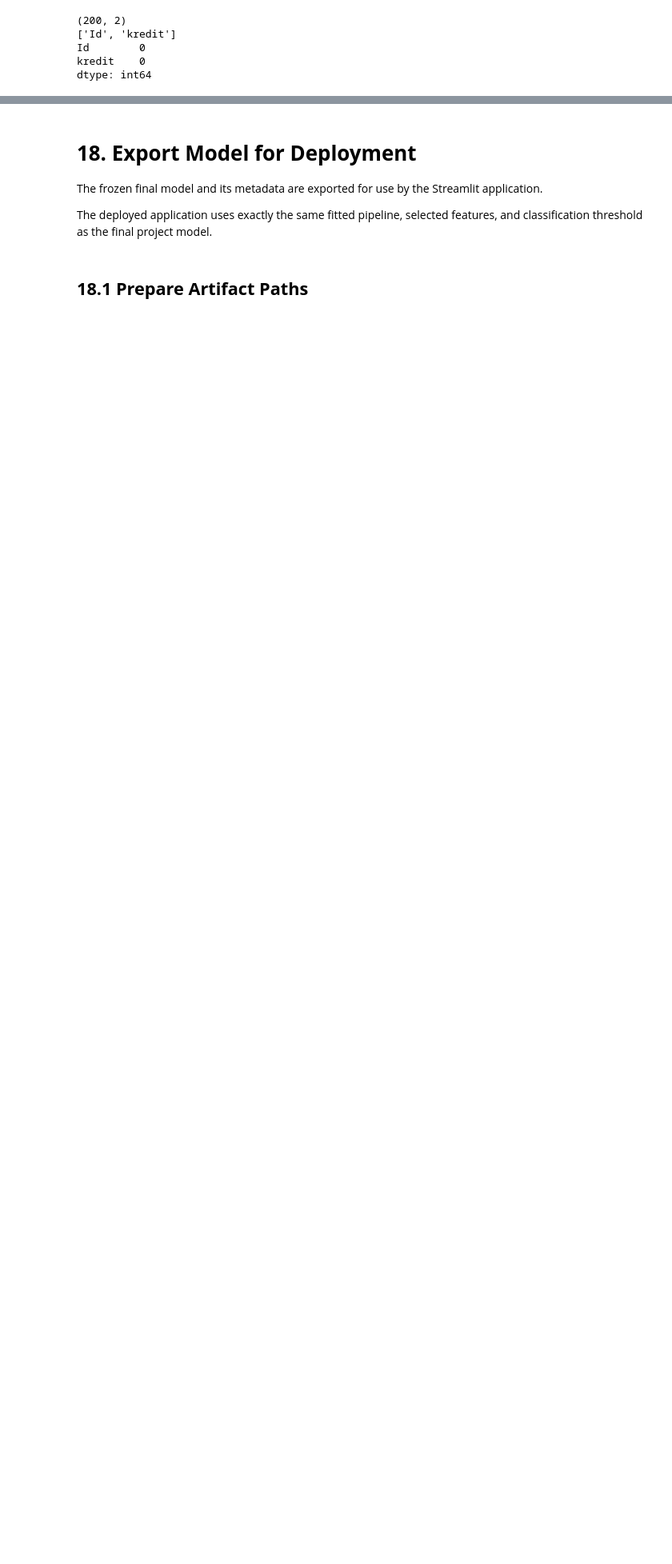
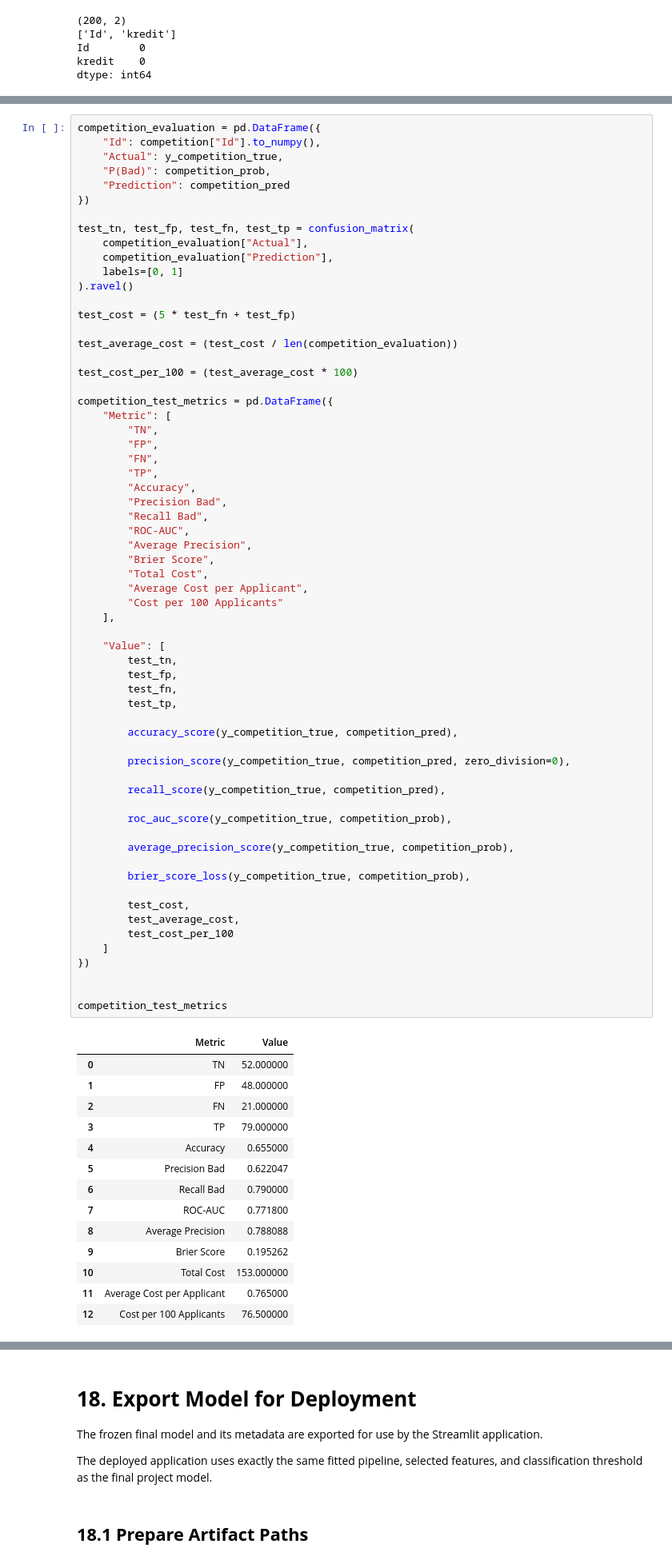
Before and after one commit to tnamgia76-debug/DS66B_group_5-German-Credit_Statistic, a Jupyter notebook: main_v2.ipynb, the cells around one changed output, grey strips where cells are left out. Shown at 80% size. Drawn from its saved outputs; the diff is of its cells as text; blank space fills up the shorter version.

Commit message:
Add external UCI diagnostic evaluation

```diff
--- a/main_v2.ipynb
+++ b/main_v2.ipynb
@@ -4263,0 +4418,78 @@ dtype: int64
+# %%
+competition_evaluation = pd.DataFrame({
+    "Id": competition["Id"].to_numpy(),
+    "Actual": y_competition_true,
+    "P(Bad)": competition_prob,
+    "Prediction": competition_pred
+})
+
+test_tn, test_fp, test_fn, test_tp = confusion_matrix(
+    competition_evaluation["Actual"],
+    competition_evaluation["Prediction"],
+    labels=[0, 1]
+).ravel()
+
+test_cost = (5 * test_fn + test_fp)
+
+test_average_cost = (test_cost / len(competition_evaluation))
+
+test_cost_per_100 = (test_average_cost * 100)
+
+competition_test_metrics = pd.DataFrame({
+    "Metric": [
+        "TN",
+        "FP",
+        "FN",
+        "TP",
+        "Accuracy",
+        "Precision Bad",
+        "Recall Bad",
+        "ROC-AUC",
+        "Average Precision",
+        "Brier Score",
+        "Total Cost",
+        "Average Cost per Applicant",
+        "Cost per 100 Applicants"
+    ],
+
+    "Value": [
+        test_tn,
+        test_fp,
+        test_fn,
+        test_tp,
+
+        accuracy_score(y_competition_true, competition_pred),
+
+        precision_score(y_competition_true, competition_pred, zero_division=0),
+
+        recall_score(y_competition_true, competition_pred),
+
+        roc_auc_score(y_competition_true, competition_prob),
+
+        average_precision_score(y_competition_true, competition_prob),
+
+        brier_score_loss(y_competition_true, competition_prob),
+
+        test_cost,
+        test_average_cost,
+        test_cost_per_100
+    ]
+})
+
+
+competition_test_metrics
+# %% [output]
+|  | Metric | Value |
+| 0 | TN | 52.000000 |
+| 1 | FP | 48.000000 |
+| 2 | FN | 21.000000 |
+| 3 | TP | 79.000000 |
+| 4 | Accuracy | 0.655000 |
+| 5 | Precision Bad | 0.622047 |
+| 6 | Recall Bad | 0.790000 |
+| 7 | ROC-AUC | 0.771800 |
+| 8 | Average Precision | 0.788088 |
+| 9 | Brier Score | 0.195262 |
+| 10 | Total Cost | 153.000000 |
+| 11 | Average Cost per Applicant | 0.765000 |
+| 12 | Cost per 100 Applicants | 76.500000 |
```
Also changed, not shown: parts of 16 cells of this notebook.
